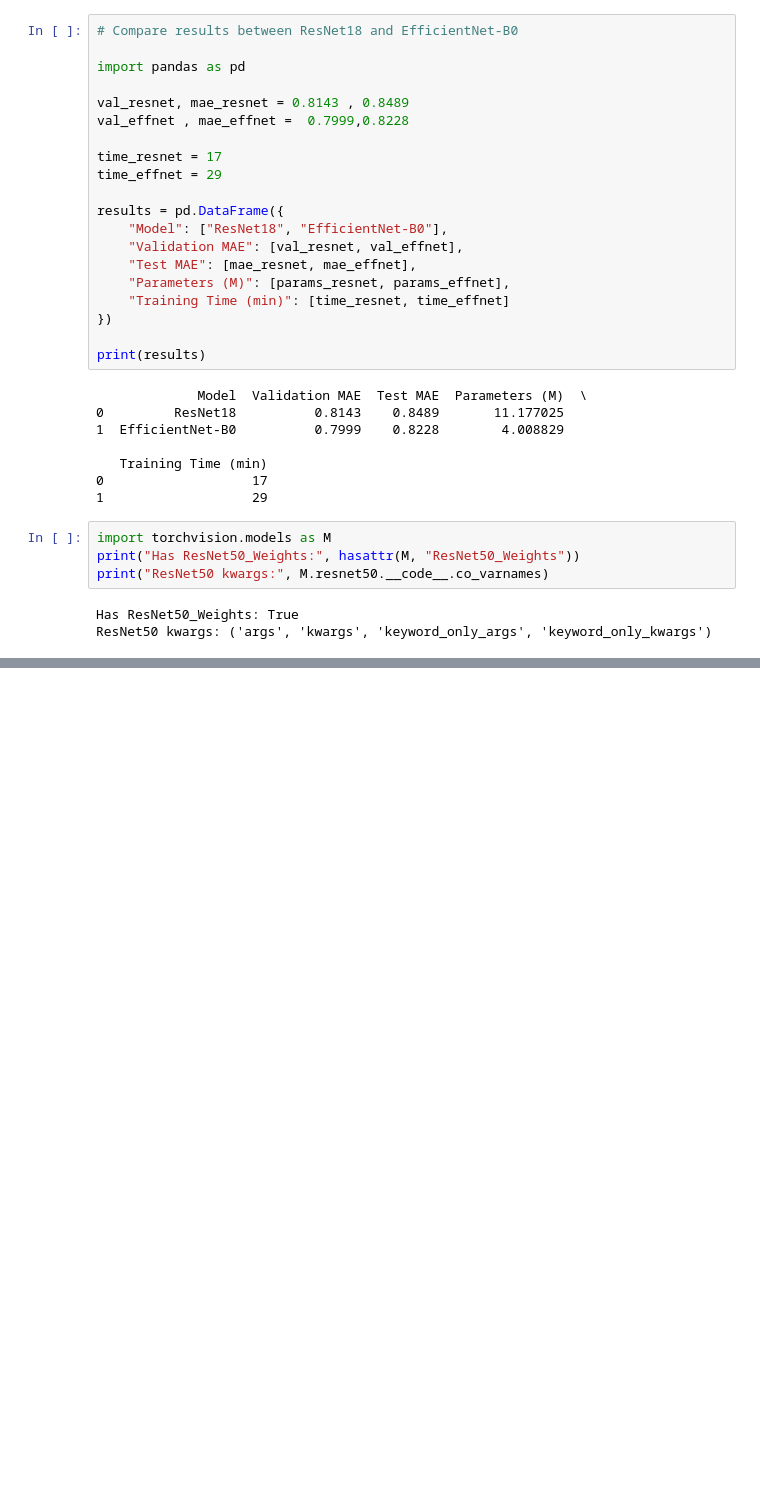
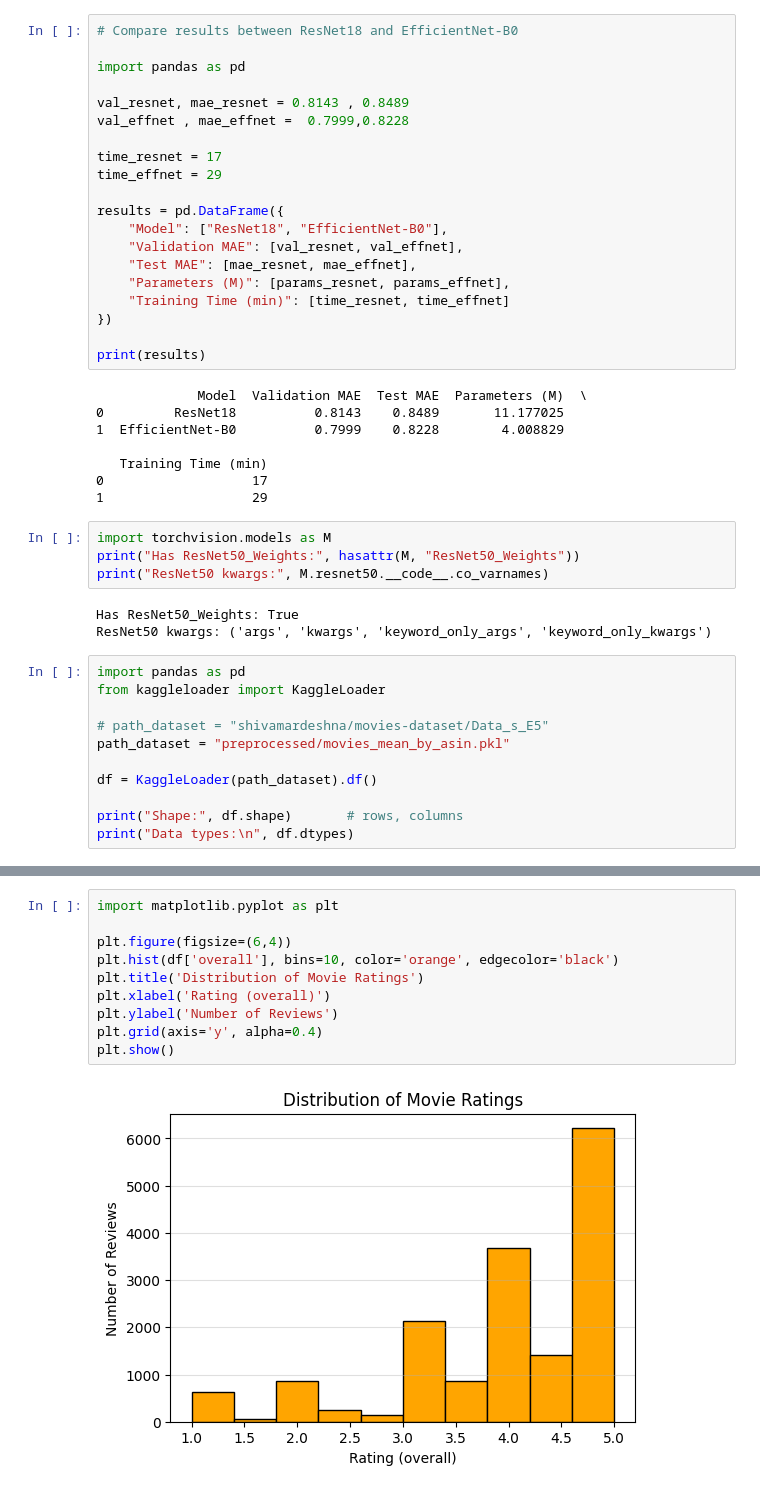
Before and after one commit to lesonglam/cs612-project, a Jupyter notebook: main.ipynb, the cells around one changed output, grey strips where cells are left out. Saved outputs shown, nothing was run; the diff lists cells and outputs as text; blank space fills up the shorter version.

```diff
--- a/main.ipynb
+++ b/main.ipynb
@@ -369,3 +397,14 @@ print("ResNet50 kwargs:", M.resnet50.__code__.co_varnames)
 # %% [output]
 Has ResNet50_Weights: True
 ResNet50 kwargs: ('args', 'kwargs', 'keyword_only_args', 'keyword_only_kwargs')
+# %%
+import pandas as pd
+from kaggleloader import KaggleLoader
+
+# path_dataset = "shivamardeshna/movies-dataset/Data_s_E5"
+path_dataset = "preprocessed/movies_mean_by_asin.pkl"
+
+df = KaggleLoader(path_dataset).df()
+
+print("Shape:", df.shape)       # rows, columns
+print("Data types:\n", df.dtypes)
@@ -371,0 +425,12 @@ ResNet50 kwargs: ('args', 'kwargs', 'keyword_only_args', 'keyword_only_kwargs')
+# %%
+import matplotlib.pyplot as plt
+
+plt.figure(figsize=(6,4))
+plt.hist(df['overall'], bins=10, color='orange', edgecolor='black')
+plt.title('Distribution of Movie Ratings')
+plt.xlabel('Rating (overall)')
+plt.ylabel('Number of Reviews')
+plt.grid(axis='y', alpha=0.4)
+plt.show()
+# %% [output]
+[figure, added]
```
Also changed, not shown: parts of 5 cells of this notebook, 32 other files.
